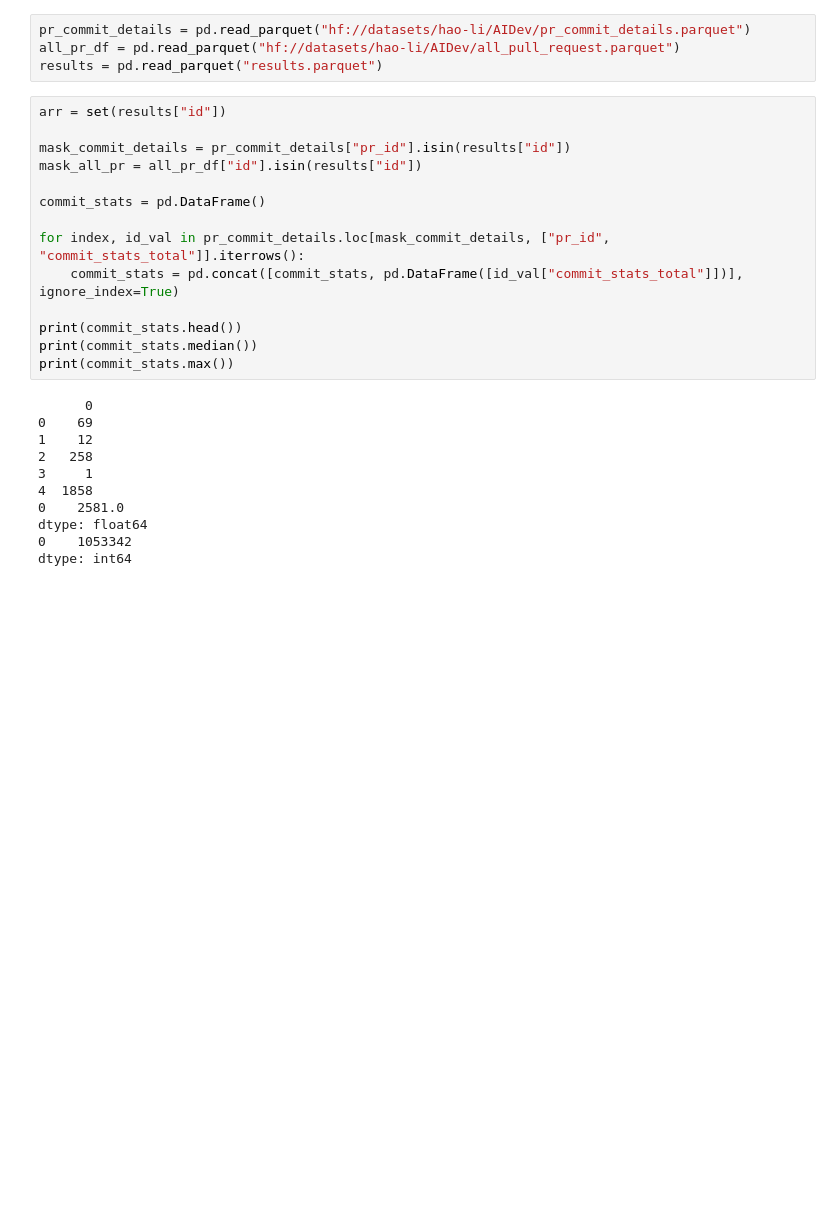
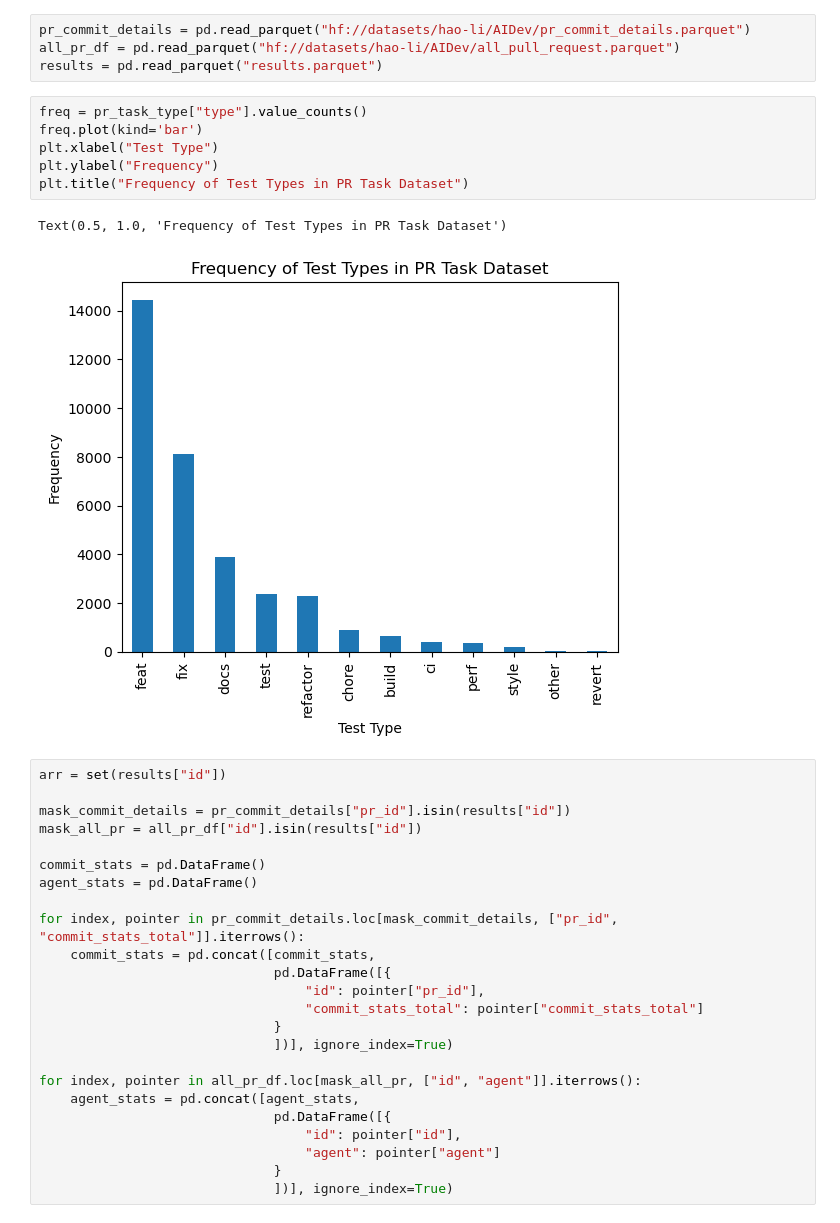
Before and after one commit to hua0-richard/data_542_project, a Jupyter notebook: RQ3.ipynb, the cells around one changed output. Saved outputs shown, nothing was run; the diff lists cells and outputs as text; blank space fills up the shorter version.

```diff
--- a/RQ3.ipynb
+++ b/RQ3.ipynb
@@ -222,6 +225,15 @@ Name: type, dtype: int64
 pr_commit_details = pd.read_parquet("hf://datasets/hao-li/AIDev/pr_commit_details.parquet")
 all_pr_df = pd.read_parquet("hf://datasets/hao-li/AIDev/all_pull_request.parquet")
 results = pd.read_parquet("results.parquet")
+# %%
+freq = pr_task_type["type"].value_counts()
+freq.plot(kind='bar')
+plt.xlabel("Test Type")
+plt.ylabel("Frequency")
+plt.title("Frequency of Test Types in PR Task Dataset")
+# %% [output]
+Text(0.5, 1.0, 'Frequency of Test Types in PR Task Dataset')
+[figure, added]
 # %%
 arr = set(results["id"])
 
@@ -229,21 +241,20 @@ mask_commit_details = pr_commit_details["pr_id"].isin(results["id"])
 mask_all_pr = all_pr_df["id"].isin(results["id"])
 
 commit_stats = pd.DataFrame()
+agent_stats = pd.DataFrame()
 
-for index, id_val in pr_commit_details.loc[mask_commit_details, ["pr_id", "commit_stats_total"]].iterrows():
-    commit_stats = pd.concat([commit_stats, pd.DataFrame([id_val["commit_stats_total"]])], ignore_index=True)
+for index, pointer in pr_commit_details.loc[mask_commit_details, ["pr_id", "commit_stats_total"]].iterrows():
+    commit_stats = pd.concat([commit_stats,
+                              pd.DataFrame([{
+                                  "id": pointer["pr_id"],
+                                  "commit_stats_total": pointer["commit_stats_total"]
+                              }
+                              ])], ignore_index=True)
 
-print(commit_stats.head())
-print(commit_stats.median())
-print(commit_stats.max())
+for index, pointer in all_pr_df.loc[mask_all_pr, ["id", "agent"]].iterrows():
+    agent_stats = pd.concat([agent_stats,
+                              pd.DataFrame([{
+                                  "id": pointer["id"],
+                                  "agent": pointer["agent"]
+                              }
+                              ])], ignore_index=True)
-# %% [output]
-      0
-0    69
-1    12
-2   258
-3     1
-4  1858
-0    2581.0
-dtype: float64
-0    1053342
-dtype: int64
```
Also changed, not shown: parts of 3 cells of this notebook, 1 other file.
